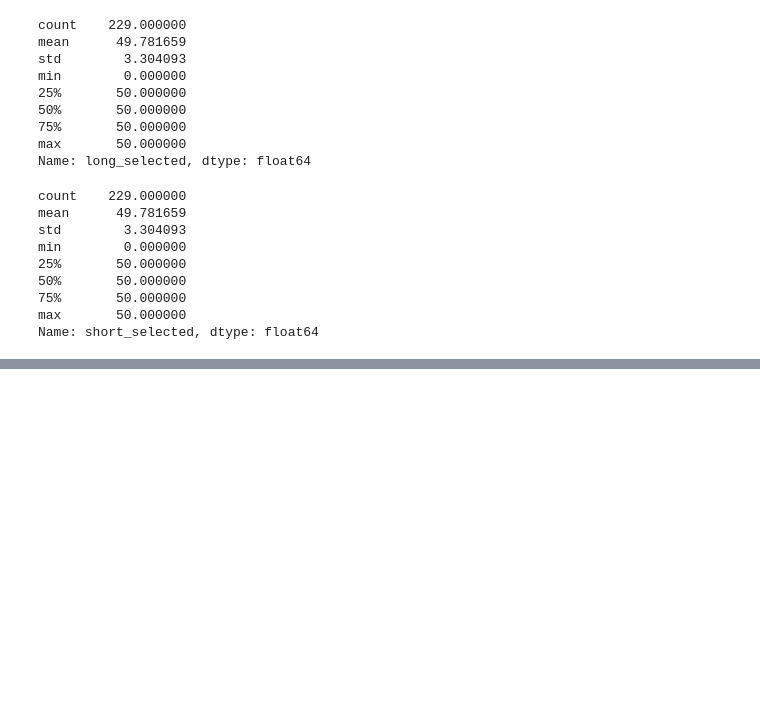
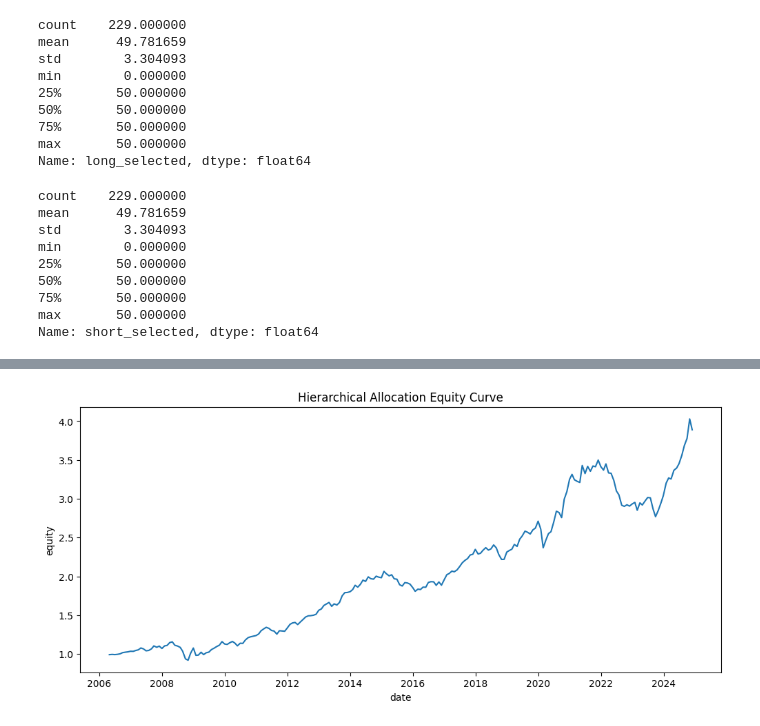
Before and after one commit to asm304/multi-asset-portfolio-framework, a Jupyter notebook: notebooks/01_download_data.ipynb, the cells around one changed output, grey strips where cells are left out. Saved outputs shown, nothing was run; the diff lists cells and outputs as text; code cells hidden in the pictures; blank space fills up the shorter version.

Commit message:
Allocation Layer, Risk-Free Rate addition

```diff
--- a/notebooks/01_download_data.ipynb
+++ b/notebooks/01_download_data.ipynb
@@ -1101,0 +1151,10 @@ feature_ic_summary
+# %%
+from src.portfolio.hierarchal_allocation import (
+    build_hierarchical_allocation,
+    compute_allocation_metrics,
+)
+
+portfolio_backtest, portfolio_weights = build_hierarchical_allocation()
+metrics = compute_allocation_metrics(portfolio_backtest)
+
+metrics
@@ -1101,0 +1203,11 @@ feature_ic_summary
+# %%
+import matplotlib.pyplot as plt
+
+plt.figure(figsize=(12,5))
+plt.plot(portfolio_backtest["date"], portfolio_backtest["equity_curve"])
+plt.title("Hierarchical Allocation Equity Curve")
+plt.xlabel("date")
+plt.ylabel("equity")
+plt.show()
+# %% [output]
+[figure, added]
```
Also changed, not shown: parts of 70 cells of this notebook, 12 other files.
